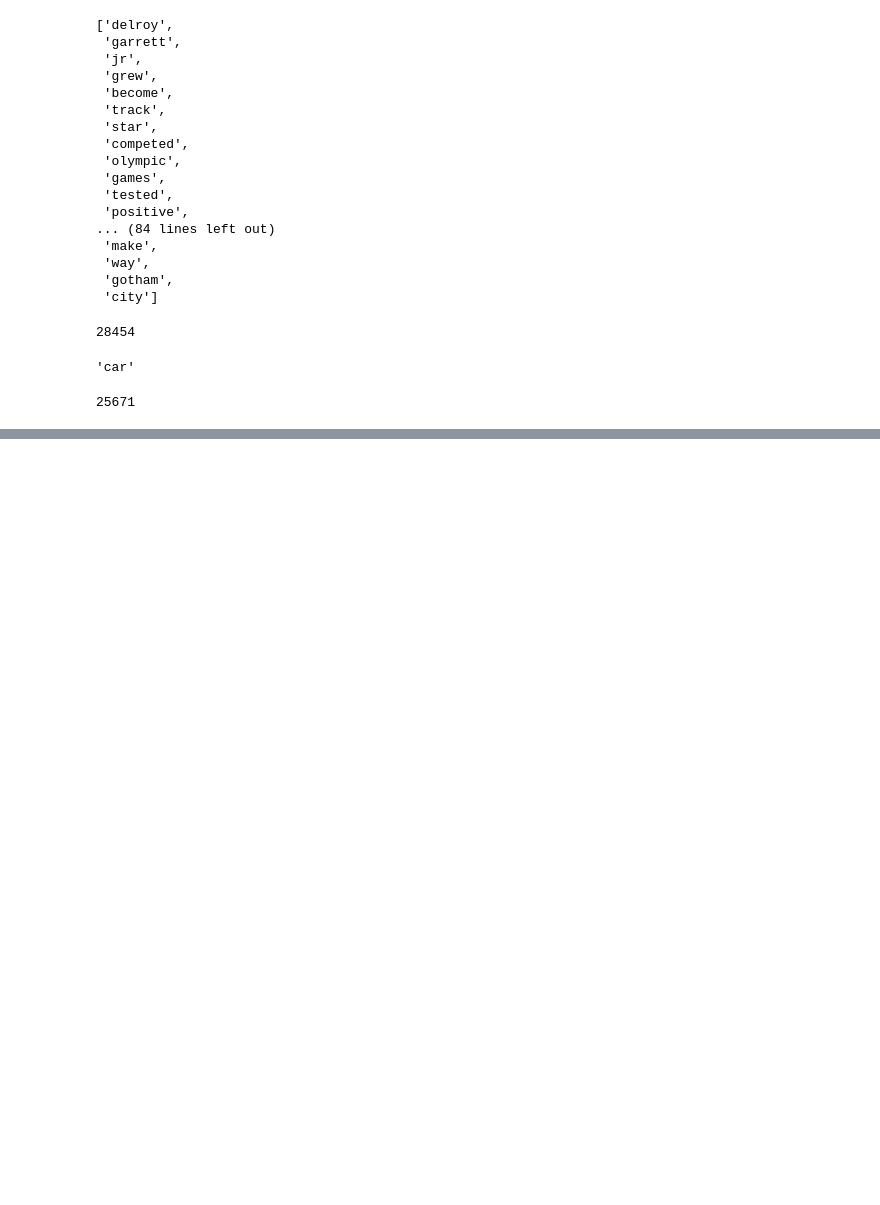
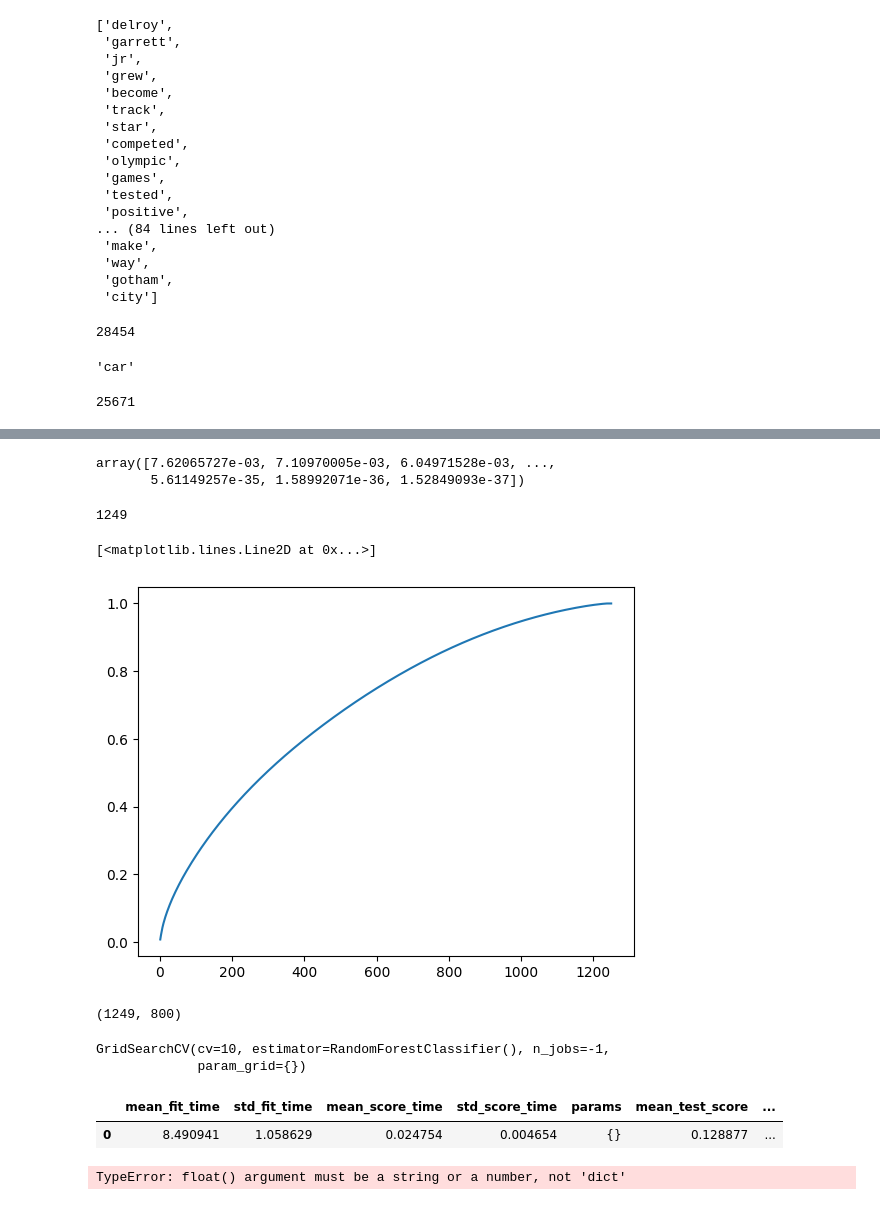
Before and after one commit to AlexandreGazagnes/ocr-donnees-textuelles, a Jupyter notebook: 01_text.ipynb, the cells around one changed output, grey strips where cells are left out. Cells and saved outputs as stored; diff of their text form; code cells hidden in the pictures; blank space fills up the shorter version.

```diff
--- a/01_text.ipynb
+++ b/01_text.ipynb
@@ -666,0 +727,20 @@ res.
+# %%
+pca = PCA()
+
+X_pca = pca.fit_transform(res)
+# %%
+pca.explained_variance_ratio_
+# %% [output]
+array([7.62065727e-03, 7.10970005e-03, 6.04971528e-03, ...,
+       5.61149257e-35, 1.58992071e-36, 1.52849093e-37])
+# %%
+cumsum = np.cumsum(pca.explained_variance_ratio_)
+# %%
+len(cumsum)
+# %% [output]
+1249
+# %%
+plt.plot(range(1, 1250), cumsum)
+# %% [output]
+[<matplotlib.lines.Line2D at 0x...>]
+[figure, added]
@@ -666,0 +749,4 @@ res.
+# %%
+X_pca.shape
+# %% [output]
+(1249, 800)
@@ -666,0 +763,6 @@ res.
+# %%
+grid = GridSearchCV(estimator, param_grid, cv=cv, n_jobs=-1)
+grid.fit(X_train, y_train)
+# %% [output]
+GridSearchCV(cv=10, estimator=RandomForestClassifier(), n_jobs=-1,
+             param_grid={})
@@ -666,0 +773,5 @@ res.
+# %%
+res
+# %% [output]
+|  | mean_fit_time | std_fit_time | mean_score_time | std_score_time | params | mean_test_score | ... |
+| 0 | 8.490941 | 1.058629 | 0.024754 | 0.004654 | {} | 0.128877 | ... |
@@ -666,0 +783,4 @@ res.
+# %%
+X_pca = tsd.fit_transform(res)
+# %% [output]
+TypeError: float() argument must be a string or a number, not 'dict'
```
Also changed, not shown: parts of 15 cells of this notebook, 1 other file.
